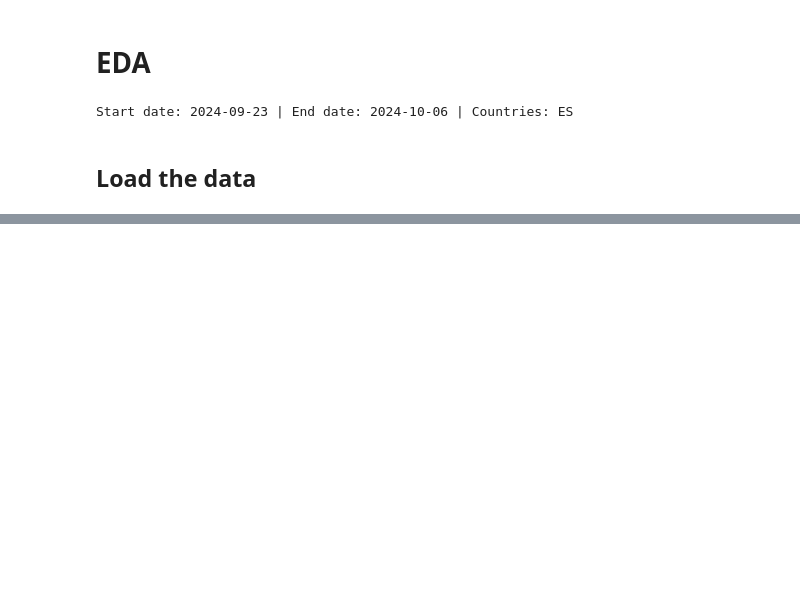
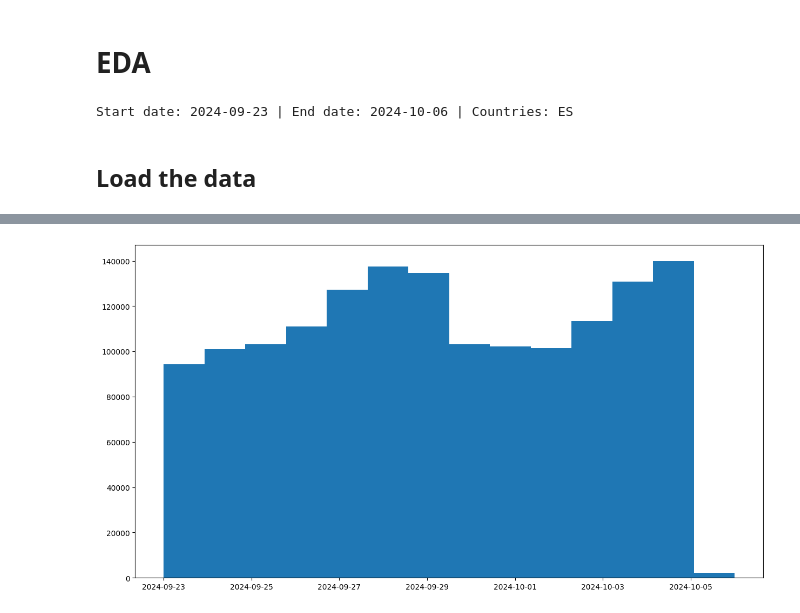
Before and after one commit to AngieC96/pickup-to-delivery-overall, a Jupyter notebook: EDA.ipynb, the cells around one changed output, grey strips where cells are left out. Saved outputs shown, nothing was run; the diff lists cells and outputs as text; code cells hidden in the pictures; blank space fills up the shorter version.

```diff
--- a/EDA.ipynb
+++ b/EDA.ipynb
@@ -89,0 +203,6 @@ data.head()
+# %%
+plt.figure(figsize=(15, 8))
+plt.hist(data['creation_date'], bins = 14)
+plt.show()
+# %% [output]
+[figure, added]
```
Also changed, not shown: parts of 15 cells of this notebook, 4 other files.
